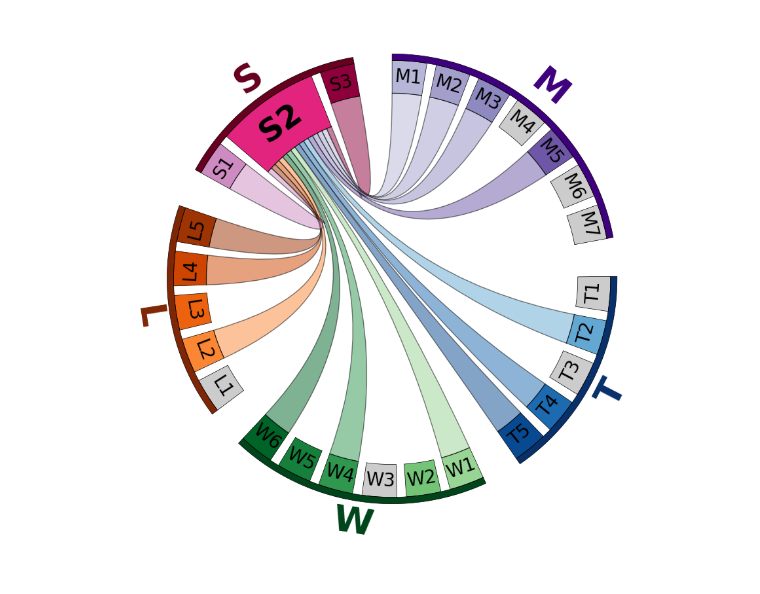
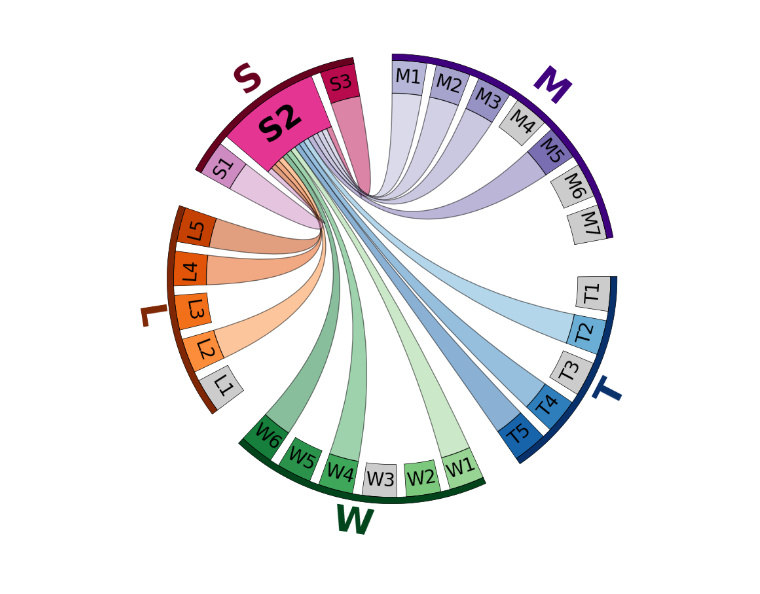
Before and after one commit to FESOM/tripyview, a Jupyter notebook: tools/plot_chordgraph_subtopicinterconn.ipynb, the cells around one changed output. Cells and saved outputs as stored; diff of their text form; code cells hidden in the pictures.

```diff
--- a/tools/plot_chordgraph_subtopicinterconn.ipynb
+++ b/tools/plot_chordgraph_subtopicinterconn.ipynb
@@ -74,7 +74,9 @@ for gname in subt_dict:
     # number of colors in sector group
     # num_colors = len(subt_dict[gname][1])
     num_colors = nsecpergroup[-1] # You can adjust this number based on your needs
-    values = np.linspace(0.4, 0.9, num_colors)
+
+    # dont use here the entire colormap, that would be np.linspace(0.0, 1.0, num_colors)
+    values     = np.linspace(0.4, 0.8, num_colors)
     rgb_matrix = cmap(values)
     rgb_matrix = np.array([to_rgba(color)[:3] for color in rgb_matrix])
     if len(rgb_sectors)==0: rgb_sectors = rgb_matrix
@@ -123,31 +125,31 @@ for ii, sector in enumerate(circos.sectors):
         track.xticks([])
 
 # here vreate the elements for overarching topic groups
 ColorCycler.set_cmap("tab10")
 for jj, gname in enumerate(subt_dict):
     group_deg_lim = circos.get_group_sectors_deg_lim(subt_dict[gname][1])
     circos.rect(r_lim=(100, 103), deg_lim=group_deg_lim, fc=rgb_groups[jj], ec="black", lw=0.5)
     group_center_deg = sum(group_deg_lim) / 2
     circos.text(f"{gname}", r=105, deg=group_center_deg, adjust_rotation=True, size=40, fontweight='bold', color=rgb_groups[jj])
 
 
 # Here Plot links from one subtopic to the other
 dx = -sect_fac*sect_w/len(subt_conect_list)
 ss = sect_fac*sect_w
 ee = ss+dx
 
 for spc_name in subt_conect_list:
 #     circos.link((spc_name, 1.5, sect_w-1.5), (sp_name, 0.5, 1.5*sect_w-0.5),
     circos.link((spc_name, 0., sect_w-0.), (subt_name, ss, ee),
                 color=rgb_sectors[list(sector_dict.keys()).index(spc_name)],
                 direction=-0,
                 ec='k',
                 alpha=0.5,
                 lw=1.0)
     ss = ss+dx
     ee = ss+dx
 
 circos.plotfig()
 circos.savefig(f"chordplot_{subt_name}.png", dpi=300, pad_inches=0)
 # %% [output]
-[figure, old version]
+[figure, new version]
```
